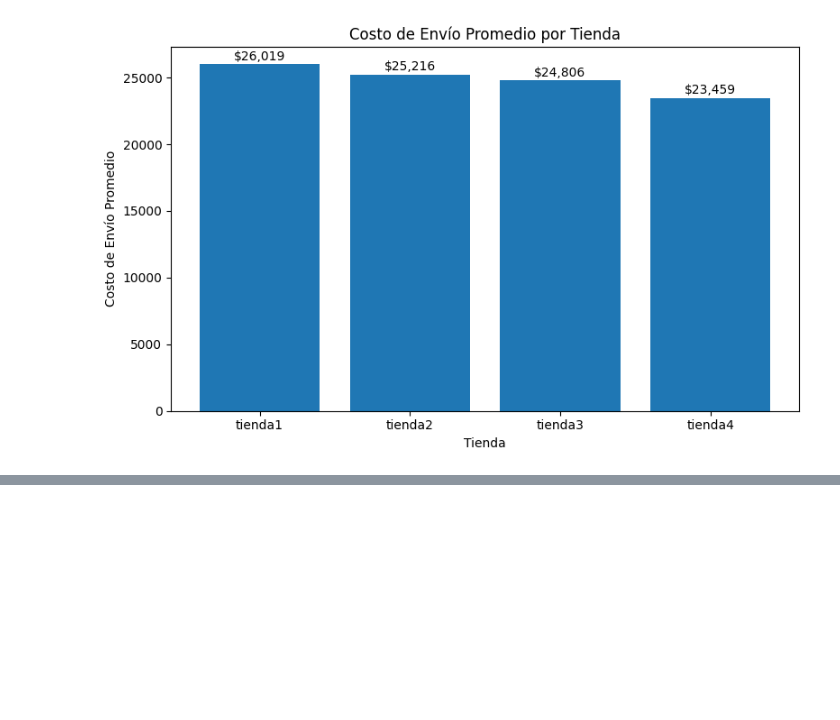
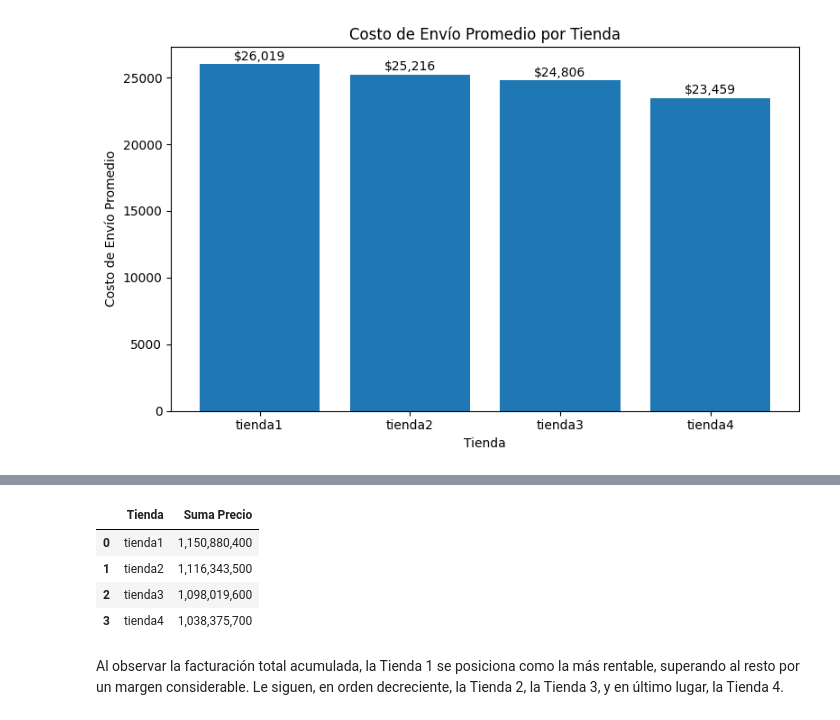
Before and after one commit to Near-o7/desafio1_dataScience, a Jupyter notebook: AluraStoreLatam.ipynb, the cells around one changed output, grey strips where cells are left out. Cells and saved outputs as stored; diff of their text form; code cells hidden in the pictures; blank space fills up the shorter version.

Commit message:
Agregar análisis facturación

```diff
--- a/AluraStoreLatam.ipynb
+++ b/AluraStoreLatam.ipynb
@@ -180,23 +179,25 @@ tienda2 2023  86,434,900
 tienda3 2023  62,919,400
 tienda4 2023  57,482,900
 # %%
-
 import matplotlib.pyplot as plt
 import pandas as pd
 
-facturacion_total["Precio"] = facturacion_total["Precio"].str.replace(",", "").astype(float)
 
+facturacion_total["Precio"] = facturacion_total["Precio"].astype(str).str.replace(",", "").astype(float)
 pivot = facturacion_total.pivot(index="Año", columns="Tienda", values="Precio")
 
-pivot.plot(kind="bar", figsize=(12, 6))
 
-plt.title("Ventas por Año para Cada Tienda")
-plt.xlabel("Año")
-plt.ylabel("Facturación")
-plt.xticks(rotation=0)
-plt.legend(title="Tienda")
-plt.tight_layout()
-plt.show()
+facturizacion_fig, facturizacion_plt = plt.subplots(figsize=(12, 6))
+
+pivot.plot(kind="bar", ax=facturizacion_plt)
+facturizacion_plt.set_title("Ventas por Año para Cada Tienda")
+facturizacion_plt.set_xlabel("Año")
+facturizacion_plt.set_ylabel("Facturación")
+facturizacion_plt.tick_params(axis='x', rotation=0)
+facturizacion_plt.legend(title="Tienda")
+
+facturizacion_fig.tight_layout()
+facturizacion_fig.show()
 # %% [output]
 [figure]
 # %% [markdown]
@@ -457,0 +463,10 @@ El análisis fue desarrollado en Python, utilizando las librerías Pandas y Matp
+# %%
+display(facturacion_total)
+# %% [output]
+|  | Tienda | Suma Precio |
+| 0 | tienda1 | 1,150,880,400 |
+| 1 | tienda2 | 1,116,343,500 |
+| 2 | tienda3 | 1,098,019,600 |
+| 3 | tienda4 | 1,038,375,700 |
+# %% [markdown]
+Al observar la facturación total acumulada, la Tienda 1 se posiciona como la más rentable, superando al resto por un margen considerable. Le siguen, en orden decreciente, la Tienda 2, la Tienda 3, y en último lugar, la Tienda 4.
```
Also changed, not shown: parts of 4 cells of this notebook.
